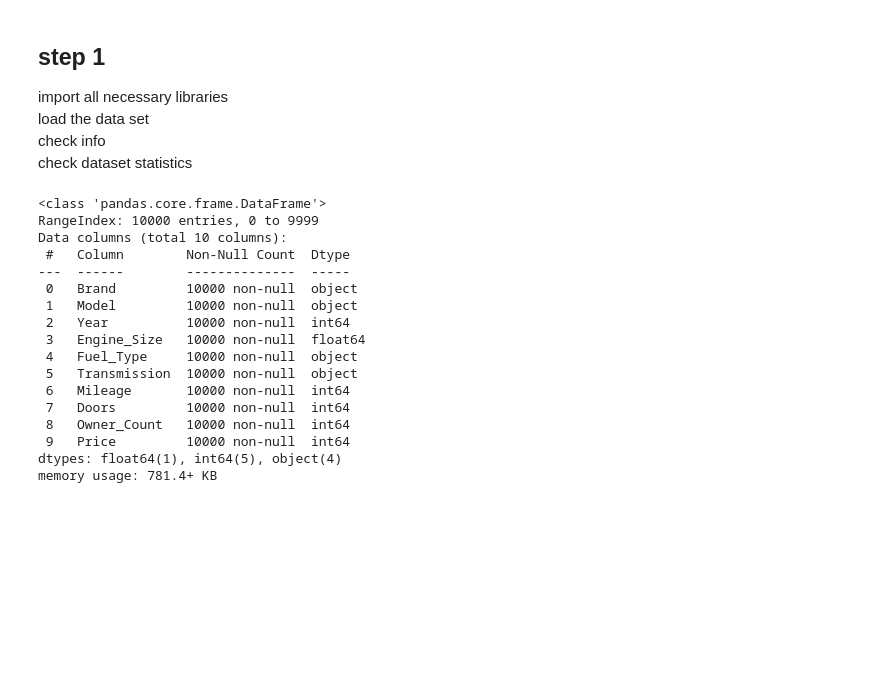
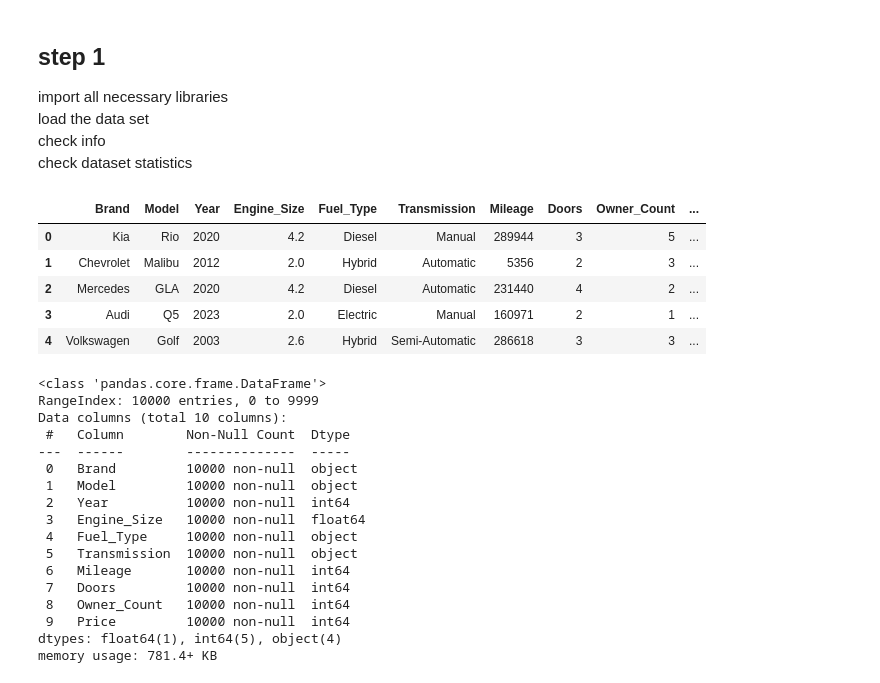
Before and after one commit to nk019/Regression-model, a Jupyter notebook: CarPriceRegression.ipynb, the cells around one changed output. Cells and saved outputs as stored; diff of their text form; code cells hidden in the pictures; blank space fills up the shorter version.

```diff
--- a/CarPriceRegression.ipynb
+++ b/CarPriceRegression.ipynb
@@ -16,6 +16,14 @@ import matplotlib.pyplot as plt
 import seaborn as sns
 # %%
 car_df = pd.read_csv('data/car_price_dataset.csv')
+car_df.head(5)
+# %% [output]
+|  | Brand | Model | Year | Engine_Size | Fuel_Type | Transmission | Mileage | Doors | Owner_Count | ... |
+| 0 | Kia | Rio | 2020 | 4.2 | Diesel | Manual | 289944 | 3 | 5 | ... |
+| 1 | Chevrolet | Malibu | 2012 | 2.0 | Hybrid | Automatic | 5356 | 2 | 3 | ... |
+| 2 | Mercedes | GLA | 2020 | 4.2 | Diesel | Automatic | 231440 | 4 | 2 | ... |
+| 3 | Audi | Q5 | 2023 | 2.0 | Electric | Manual | 160971 | 2 | 1 | ... |
+| 4 | Volkswagen | Golf | 2003 | 2.6 | Hybrid | Semi-Automatic | 286618 | 3 | 3 | ... |
 # %%
 car_df.info()
 # %% [output]
```
Also changed, not shown: parts of 1 cell of this notebook.
